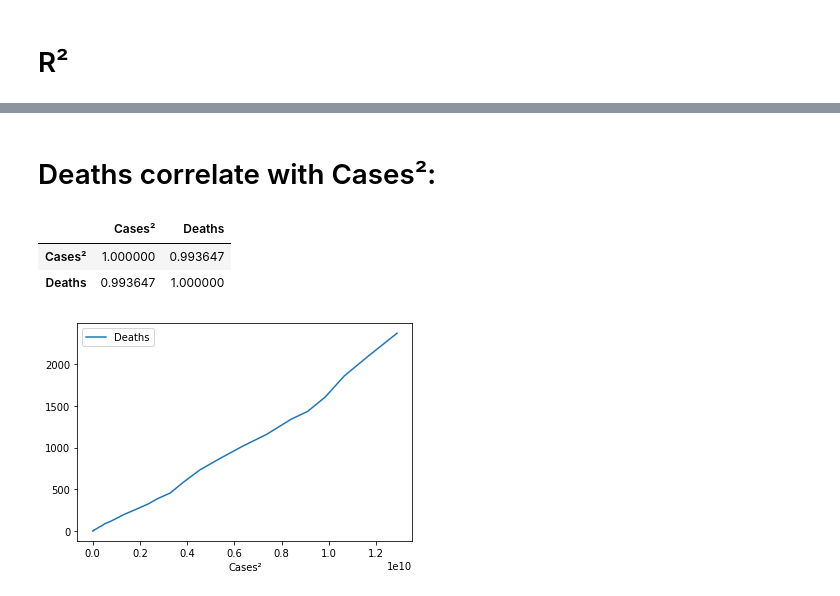
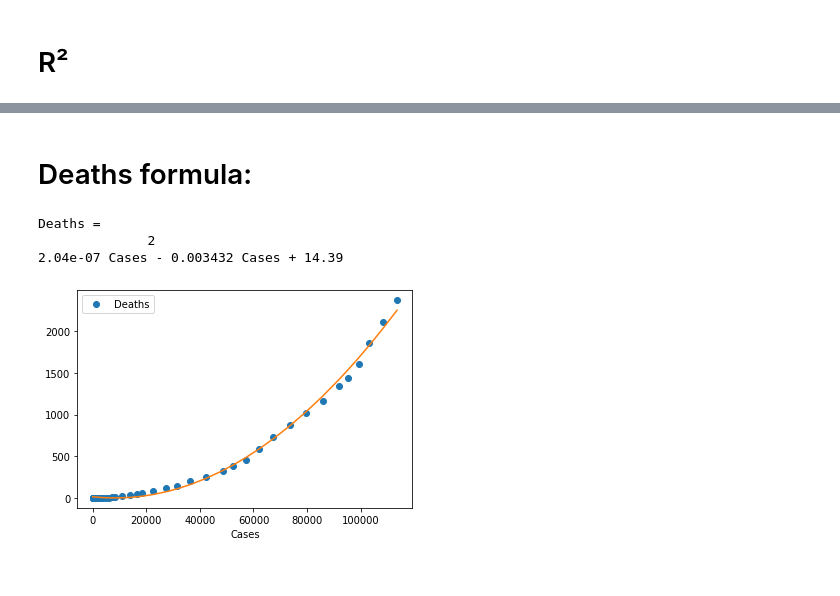
Before and after one commit to pschwede/covid19plots, a Jupyter notebook: scatter_matrix.ipynb, the cells around one changed output, grey strips where cells are left out. Saved outputs shown, nothing was run; the diff lists cells and outputs as text; code cells hidden in the pictures.

```diff
--- a/scatter_matrix.ipynb
+++ b/scatter_matrix.ipynb
@@ -28,13 +28,17 @@ corr.style.background_gradient(cmap='Blues')
 | Cases_Doublication_Time | 0.904381 | 0.993359 | 0.272871 | 0.922907 | 0.904381 | 0.993359 | 0.272875 | ... |
 | Deaths_Doublication_Time | 0.911933 | 0.969268 | 0.076860 | 0.854948 | 0.911933 | 0.969270 | 0.076864 | ... |
 # %% [markdown]
-# Deaths correlate with Cases²:
+# Deaths formula:
-# %%
-de['Cases²'] = [x**2 for x in de['Cases']]
-de.plot(kind='line',x='Cases²', y='Deaths', logy=False)
-de[['Cases²', 'Deaths']].corr()**2
-# %% [output]
-|  | Cases² | Deaths |
-| Cases² | 1.000000 | 0.993647 |
-| Deaths | 0.993647 | 1.000000 |
-[figure, removed]
+# %%
+import numpy as np
+coefs = np.polyfit(x=de['Cases'], y=de['Deaths'], deg=2)
+de.plot(kind='line', x='Cases', y='Deaths', linestyle='', marker='o')
+poly = np.poly1d(coefs, variable='Cases')
+plt.plot(de['Cases'], poly(de['Cases']))
+print("Deaths = ")
+print(poly)
+# %% [output]
+Deaths =
+              2
+2.04e-07 Cases - 0.003432 Cases + 14.39
+[figure, added]
```
